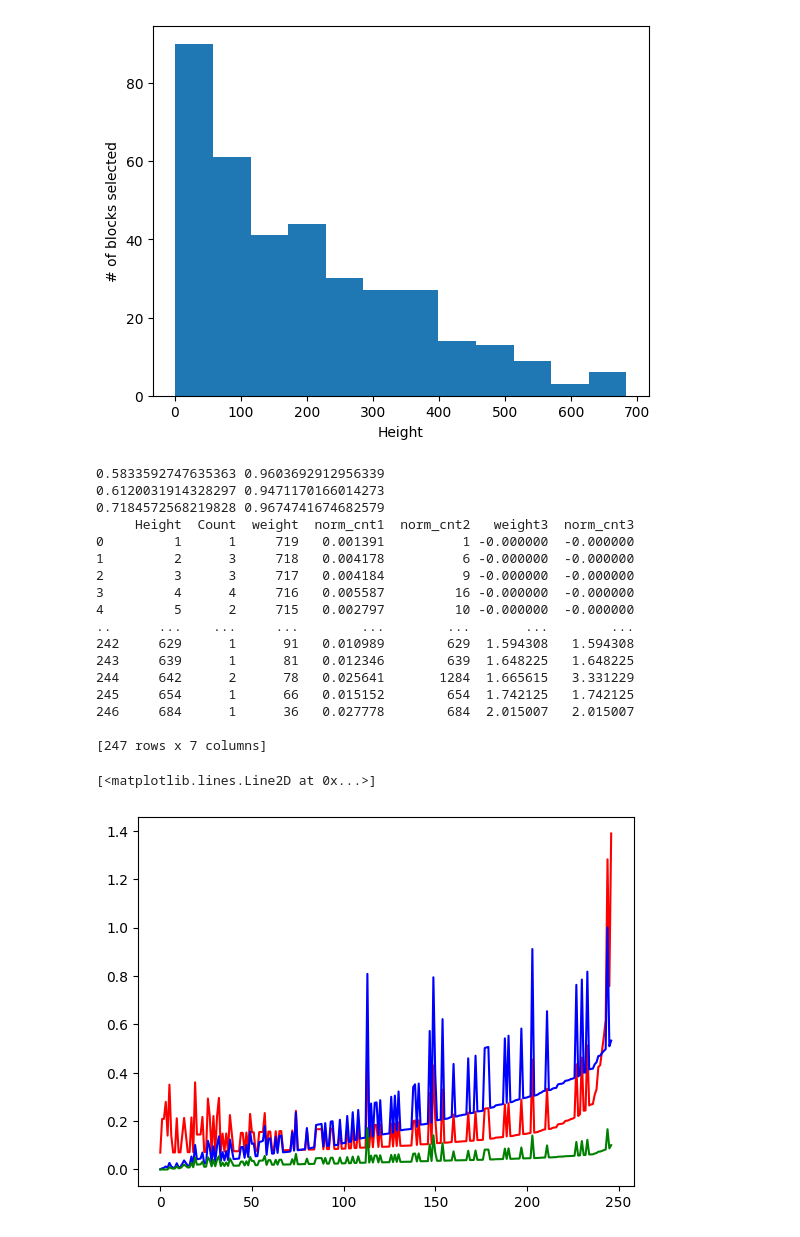
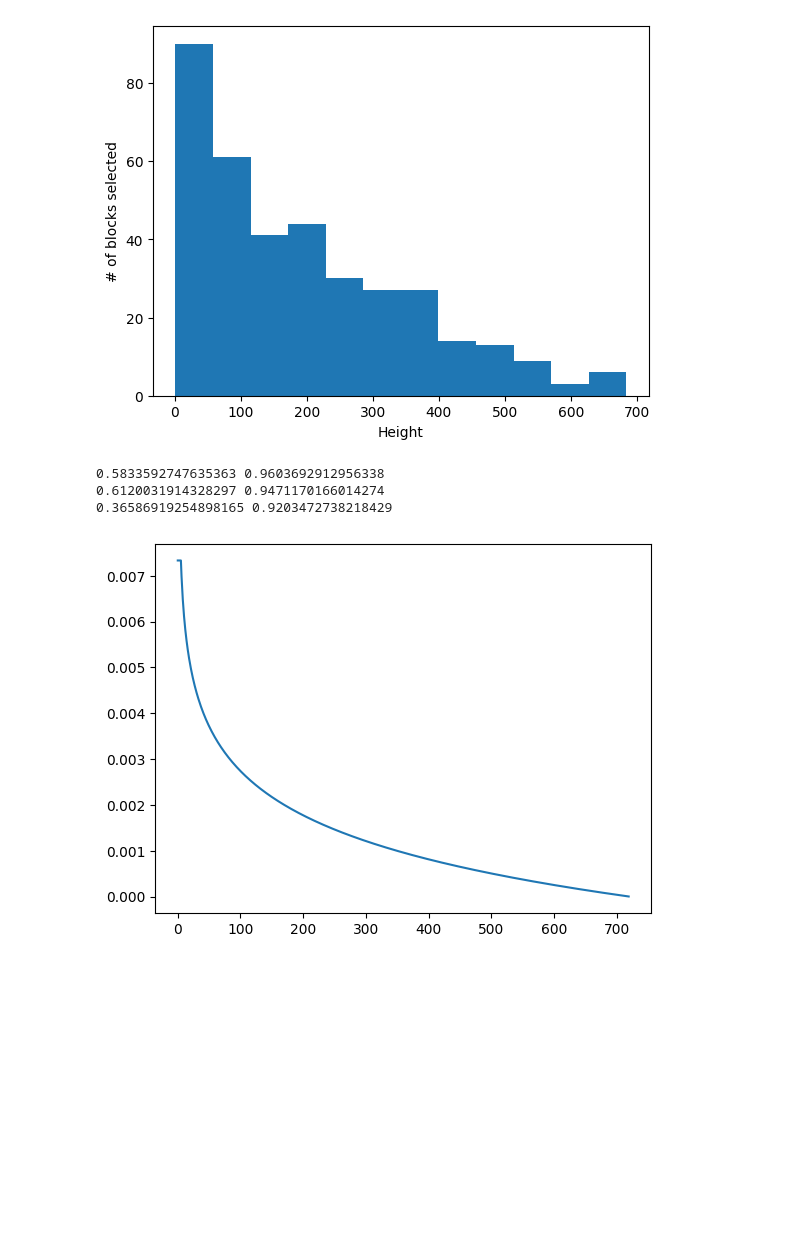
Before and after one commit to JunwookHeo/bcsos, a Jupyter notebook: python_utils/VisualPoS.ipynb, the cells around one changed output. Cells and saved outputs as stored; diff of their text form; code cells hidden in the pictures; blank space fills up the shorter version.

```diff
--- a/python_utils/VisualPoS.ipynb
+++ b/python_utils/VisualPoS.ipynb
@@ -36,8 +36,8 @@ def entropynorm(values):
     tt = np.sum(vs)
     vs = vs/tt
 
-    npi = np.sum(vs*np.log10(vs, out=np.zeros_like(vs), where=(vs!=0)))
-    dpi = math.log10(num)
+    npi = np.sum(vs*np.log2(vs, out=np.zeros_like(vs), where=(vs!=0)))
+    dpi = math.log2(num)
     return - npi/dpi
 
 def fairnessnorm(values):
@@ -240,65 +240,72 @@ def cal_acc_prob(vmax):
         # pi = pi*np.log10(pi)
         pis.append(pi)
 
-    mpis = max(pis)
+    # mpis = max(pis)
+    mpis = sum(pis)
     # https://en.wikipedia.org/wiki/Entropy_(information_theory)
     pis2 = [x /mpis for x in pis]
-    pis2[:] = [-np.log10(x) for x in pis2]
+    pis3 = [-np.log2(x) for x in pis2]
     # print(pis2)
-    # plt.plot(pis2)
-    return pis, pis2
+    plt.plot(pis2)
+    return pis2, pis3
 
 def cal_evenness3(vdf, vmax):
     # vdf = sdf.copy()
     pis, pis2 = cal_acc_prob(vmax)
 
     # vdf.set_index('Height', inplace=True)
     # vdf = vdf.reindex(list(range(0,vmax)),fill_value=0)
     # vdf['weight'] =  pis
-    vdf['weight3'] = [pis2[v] for v in vdf['Height'].values]
-    # vdf['weight3'] = [1/pis[v] for v in vdf['Height'].values]
+    # vdf['weight3'] = [pis2[v] for v in vdf['Height'].values]
+    vdf['weight3'] = [1/pis[v] for v in vdf['Height'].values]
     # print('weights',vdf)
     vdf['norm_cnt3'] = vdf['Count']*vdf['weight3']
     # vdf['norm_cnt'] = vdf['Count2']*vdf['weight']
+
+    # plt.plot(vdf['weight3'])
+
+    # values = vdf['Count'].to_list()
+    # vs = np.array(values)
+    # num = vs.size
+    # tt = np.sum(vs)
+    # vs = vs/tt
+    # # print('p(x)', vs)
+
+    # ci_values =  vdf['weight3'].to_list()
+    # ci = np.array(ci_values)
+    # # print('CI=====', ci)
+
+    # se = vs*ci
+    # npi = np.sum(vs*ci)
+    # dpi = math.log2(num)
+    # print('Entropy', npi/dpi)
+    # plt.plot(vs, 'g')
+    # # plt.plot(ci, 'r')
+    # plt.plot(se, 'b')
+
     values = vdf['norm_cnt3'].to_list()
-
     nf = fairnessnorm(values)
     ne = entropynorm(values)
     print(nf, ne)
     # print(values)
     # plt.plot(values)
 
     # print(vdf['norm_cnt'])
 
     # vdf['norm_cnt'].plot()
 cal_evenness1(bdf2, 720)
 cal_evenness2(bdf2, 720)
 cal_evenness3(bdf2, 720)
 
-print(bdf2)
-plt.plot(bdf2['norm_cnt1']*50, 'r')
-plt.plot(bdf2['norm_cnt2']/1284, 'b')
-plt.plot(bdf2['norm_cnt3']/20, 'g')
+# print(bdf2)
+# plt.plot(bdf2['norm_cnt1']*50, 'r')
+# plt.plot(bdf2['norm_cnt2']/1284, 'b')
+# plt.plot(bdf2['norm_cnt3']/20, 'g')
 # %% [output]
-0.5833592747635363 0.9603692912956339
-0.6120031914328297 0.9471170166014273
-0.7184572568219828 0.9674741674682579
-     Height  Count  weight  norm_cnt1  norm_cnt2   weight3  norm_cnt3
-0         1      1     719   0.001391          1 -0.000000  -0.000000
-1         2      3     718   0.004178          6 -0.000000  -0.000000
-2         3      3     717   0.004184          9 -0.000000  -0.000000
-3         4      4     716   0.005587         16 -0.000000  -0.000000
-4         5      2     715   0.002797         10 -0.000000  -0.000000
-..      ...    ...     ...        ...        ...       ...        ...
-242     629      1      91   0.010989        629  1.594308   1.594308
-243     639      1      81   0.012346        639  1.648225   1.648225
-244     642      2      78   0.025641       1284  1.665615   3.331229
-245     654      1      66   0.015152        654  1.742125   1.742125
-246     684      1      36   0.027778        684  2.015007   2.015007
-
-[247 rows x 7 columns]
+0.5833592747635363 0.9603692912956338
+0.6120031914328297 0.9471170166014274
+0.36586919254898165 0.9203472738218429
-[<matplotlib.lines.Line2D at 0x...>]
-[figure, old version]
+[figure, new version]
 # %%
 def cal_acc_prob(vmax):
     pis = []
```
Also changed, not shown: parts of 3 cells of this notebook, 2 other files.
